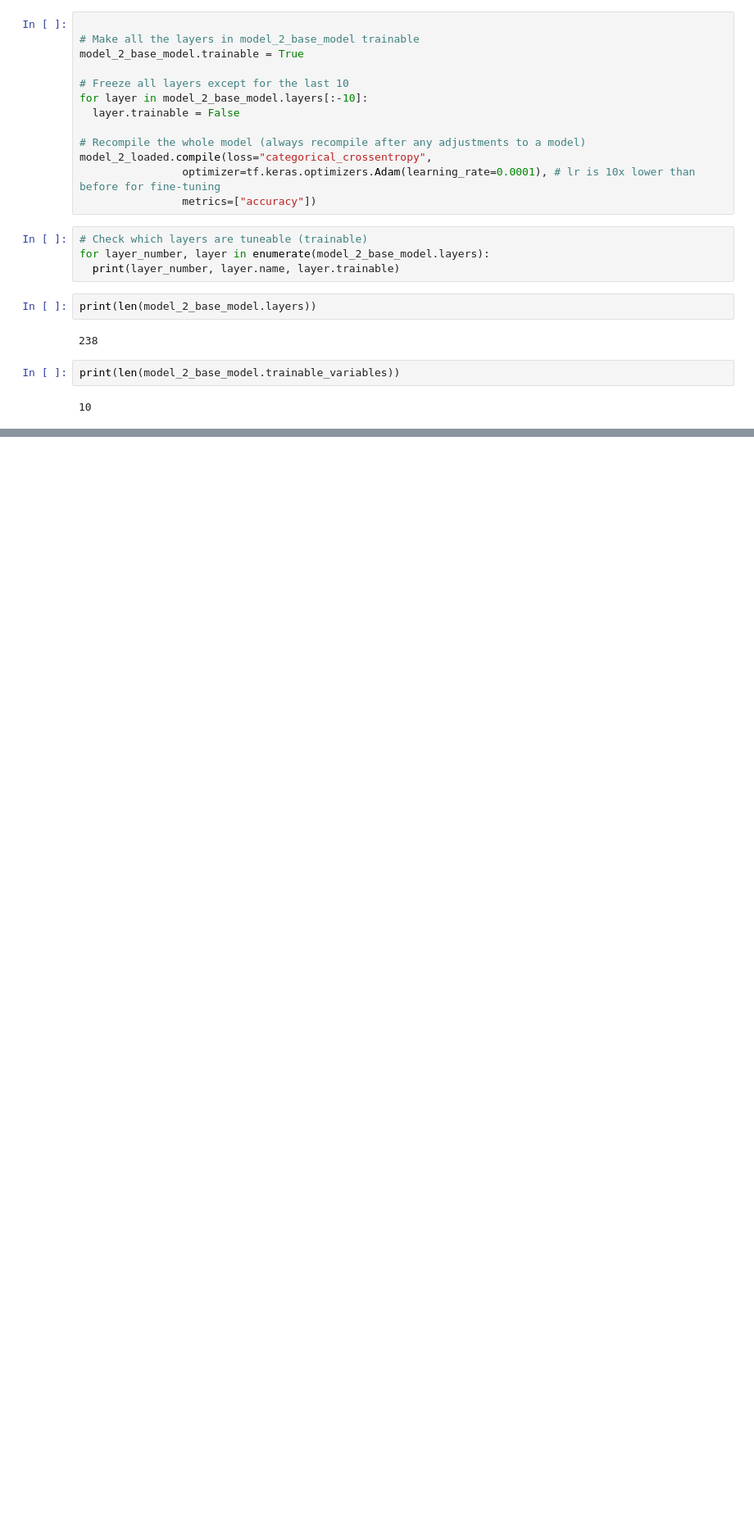
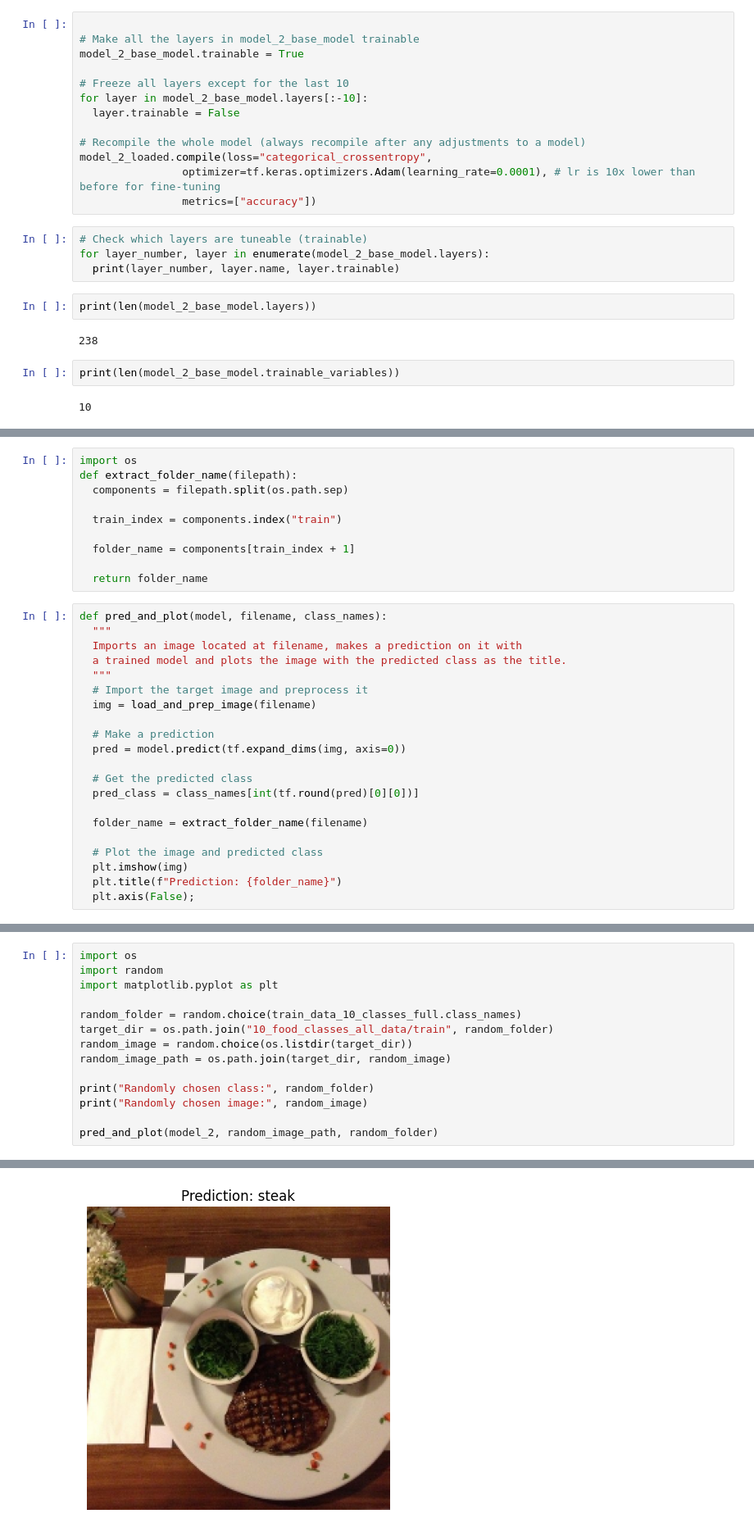
Before and after one commit to KajetanFrackowiak/tensorflow_fundamentals, a Jupyter notebook: 05_transfer_learning_in_tensorflow_part_2_fine_tuning.ipynb, the cells around one changed output, grey strips where cells are left out. Shown at 82% size. Cells and saved outputs as stored; diff of their text form; blank space fills up the shorter version.

```diff
--- a/05_transfer_learning_in_tensorflow_part_2_fine_tuning.ipynb
+++ b/05_transfer_learning_in_tensorflow_part_2_fine_tuning.ipynb
@@ -724,0 +1034,31 @@ NameError: ignored
+# %%
+import os
+def extract_folder_name(filepath):
+  components = filepath.split(os.path.sep)
+
+  train_index = components.index("train")
+
+  folder_name = components[train_index + 1]
+
+  return folder_name
+# %%
+def pred_and_plot(model, filename, class_names):
+  """
+  Imports an image located at filename, makes a prediction on it with
+  a trained model and plots the image with the predicted class as the title.
+  """
+  # Import the target image and preprocess it
+  img = load_and_prep_image(filename)
+
+  # Make a prediction
+  pred = model.predict(tf.expand_dims(img, axis=0))
+
+  # Get the predicted class
+  pred_class = class_names[int(tf.round(pred)[0][0])]
+
+  folder_name = extract_folder_name(filename)
+
+  # Plot the image and predicted class
+  plt.imshow(img)
+  plt.title(f"Prediction: {folder_name}")
+  plt.axis(False);
@@ -724,0 +1082,15 @@ NameError: ignored
+# %%
+import os
+import random
+import matplotlib.pyplot as plt
+
+random_folder = random.choice(train_data_10_classes_full.class_names)
+target_dir = os.path.join("10_food_classes_all_data/train", random_folder)
+random_image = random.choice(os.listdir(target_dir))
+random_image_path = os.path.join(target_dir, random_image)
+
+print("Randomly chosen class:", random_folder)
+print("Randomly chosen image:", random_image)
+
+pred_and_plot(model_2, random_image_path, random_folder)
+# %% [output]
@@ -724,0 +1100 @@ NameError: ignored
+[figure, added]
```
Also changed, not shown: parts of 44 cells of this notebook.
